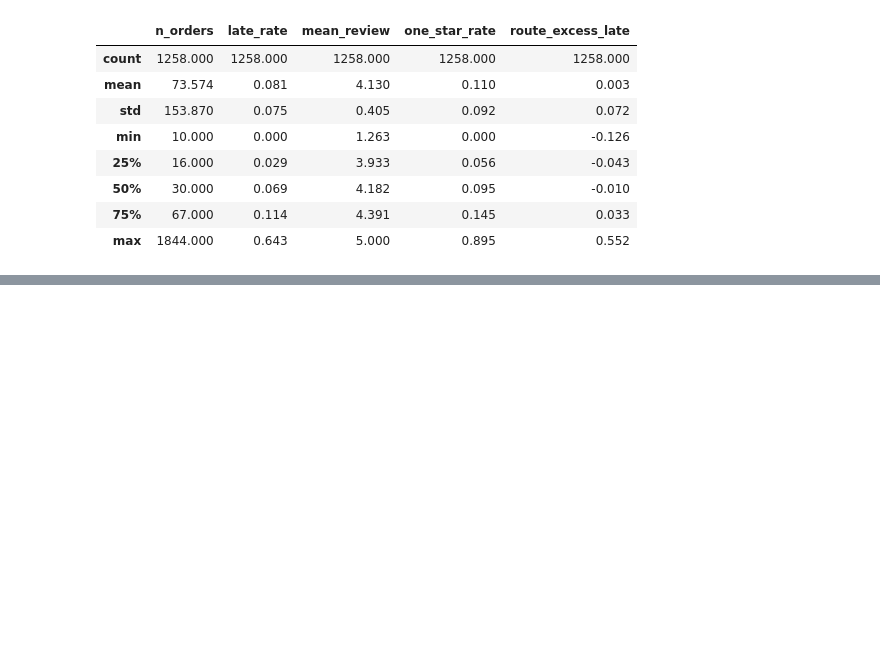
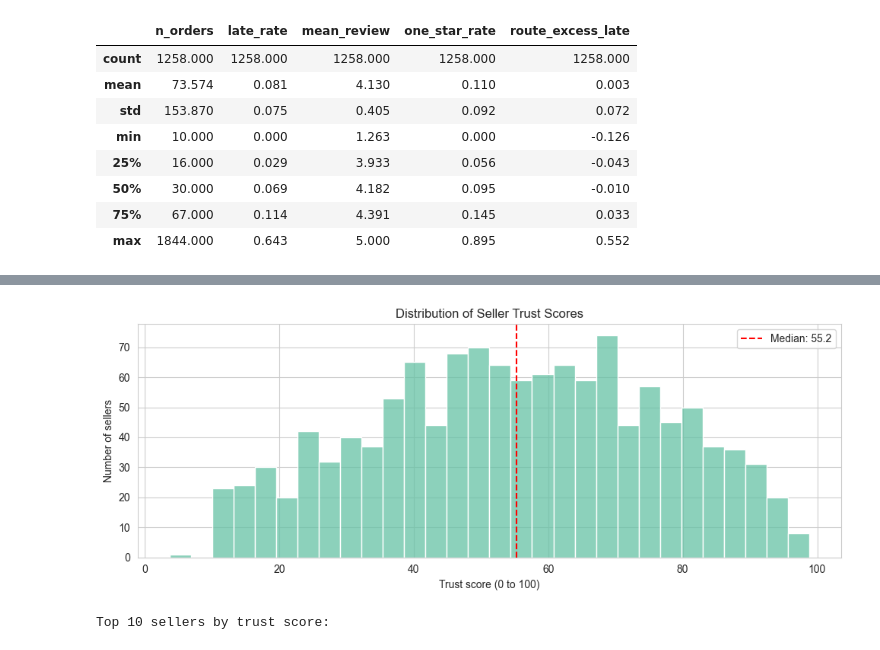
Before and after one commit to Prashant5B2026/olist-marketplace-audit, a Jupyter notebook: notebooks/04_seller_trust_score.ipynb, the cells around one changed output, grey strips where cells are left out. Cells and saved outputs as stored; diff of their text form; code cells hidden in the pictures; blank space fills up the shorter version.

Commit message:
Add Day 3 Phase 2: trust score formula (percentile-weighted composite)

```diff
--- a/notebooks/04_seller_trust_score.ipynb
+++ b/notebooks/04_seller_trust_score.ipynb
@@ -208,0 +256,21 @@ Summary stats for eligible sellers' raw metrics:
+# %%
+W_DELIVERY = 0.50
+W_REVIEW   = 0.25
+W_ONE_STAR = 0.15
+W_CATEGORY = 0.10
+
+assert abs(W_DELIVERY + W_REVIEW + W_ONE_STAR + W_CATEGORY - 1.0) < 1e-9, "Weights must sum to 1"
+
+scorable_full["trust_score"] = (
+    W_DELIVERY * scorable_full["delivery_pct"]
+    + W_REVIEW   * scorable_full["review_pct"]
+    + W_ONE_STAR * scorable_full["one_star_pct"]
+    + W_CATEGORY * scorable_full["category_pct"]
+).round(1)
+
+print(f"Trust score range:  {scorable_full['trust_score'].min():.1f} to {scorable_full['trust_score'].max():.1f}")
+print(f"Trust score median: {scorable_full['trust_score'].median():.1f}")
+print(f"Trust score mean:   {scorable_full['trust_score'].mean():.1f}")
+print()
+print("Trust score quartiles:")
+print(scorable_full["trust_score"].quantile([0.10, 0.25, 0.50, 0.75, 0.90]).round(1))
@@ -208,0 +293,27 @@ Summary stats for eligible sellers' raw metrics:
+# %%
+# Distribution
+fig, ax = plt.subplots(figsize=(10, 4))
+sns.histplot(scorable_full["trust_score"], bins=30, ax=ax)
+median_score = scorable_full["trust_score"].median()
+ax.axvline(median_score, color="red", linestyle="--", label=f"Median: {median_score:.1f}")
+ax.set_xlabel("Trust score (0 to 100)")
+ax.set_ylabel("Number of sellers")
+ax.set_title("Distribution of Seller Trust Scores")
+ax.legend()
+plt.tight_layout()
+plt.show()
+
+# Top 10 sellers by score
+display_cols = ["seller_id", "n_orders", "late_rate", "mean_review",
+                "one_star_rate", "route_excess_late", "primary_category", "trust_score"]
+top10 = scorable_full.nlargest(10, "trust_score")[display_cols].copy()
+top10["late_rate"]         = top10["late_rate"].round(3)
+top10["one_star_rate"]     = top10["one_star_rate"].round(3)
+top10["route_excess_late"] = top10["route_excess_late"].round(3)
+top10["mean_review"]       = top10["mean_review"].round(2)
+top10["seller_id"]         = top10["seller_id"].str[:12] + "..."
+print("Top 10 sellers by trust score:")
+top10
+# %% [output]
+[figure, added]
+Top 10 sellers by trust score:
```
Also changed, not shown: parts of 6 cells of this notebook.
